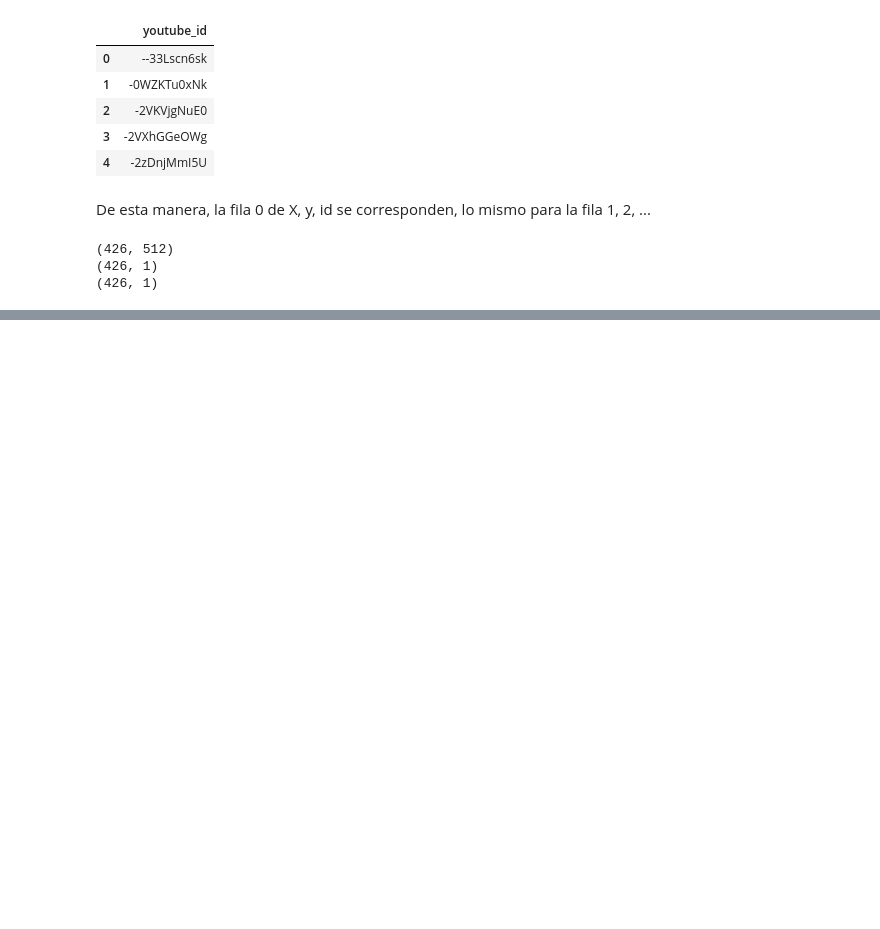
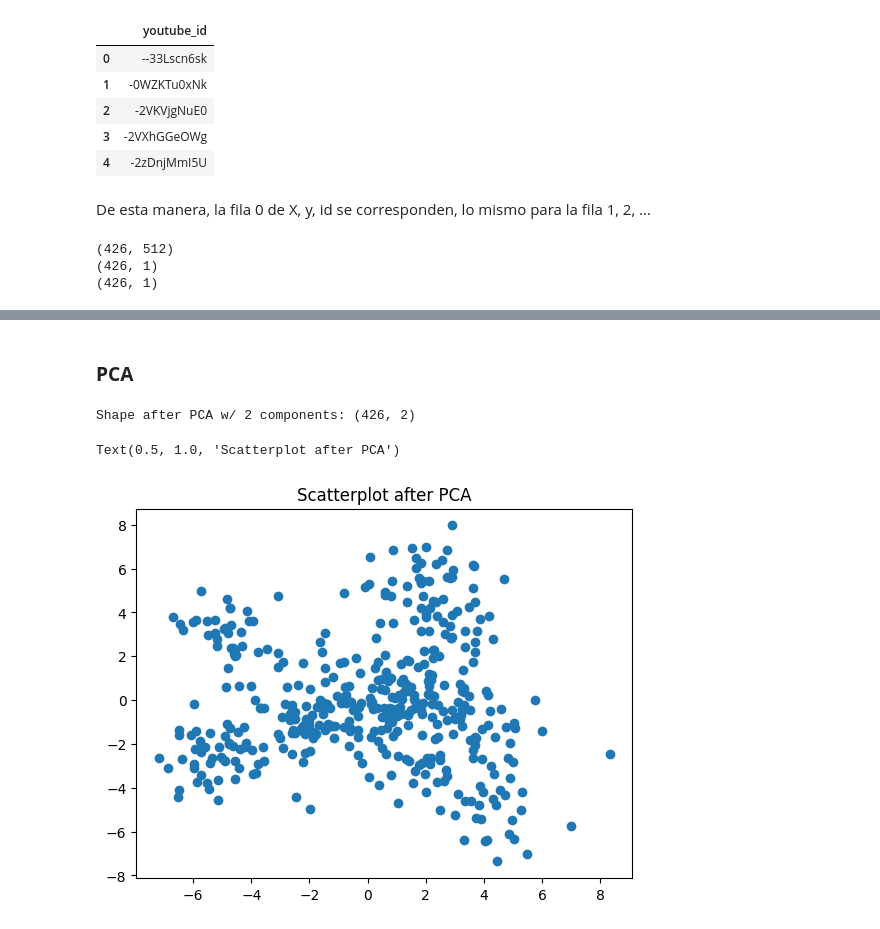
Before and after one commit to nayeli-guzman/clustering-human-activity, a Jupyter notebook: dimensionality-reduction.ipynb, the cells around one changed output, grey strips where cells are left out. Drawn from its saved outputs; the diff is of its cells as text; code cells hidden in the pictures; blank space fills up the shorter version.

```diff
--- a/dimensionality-reduction.ipynb
+++ b/dimensionality-reduction.ipynb
@@ -109,0 +202,13 @@ print(ids_val.shape)
+# %% [markdown]
+### **PCA**
+# %%
+pca = PCA(n_components=2)
+test_pca = pca.fit_transform(X_val_np)
+print("Shape after PCA w/ 2 components:", test_pca.shape)
+
+plt.scatter(test_pca[:, 0], test_pca[:, 1])
+plt.title('Scatterplot after PCA')
+# %% [output]
+Shape after PCA w/ 2 components: (426, 2)
+Text(0.5, 1.0, 'Scatterplot after PCA')
+[figure, added]
```
Also changed, not shown: parts of 11 cells of this notebook, 1 other file.
